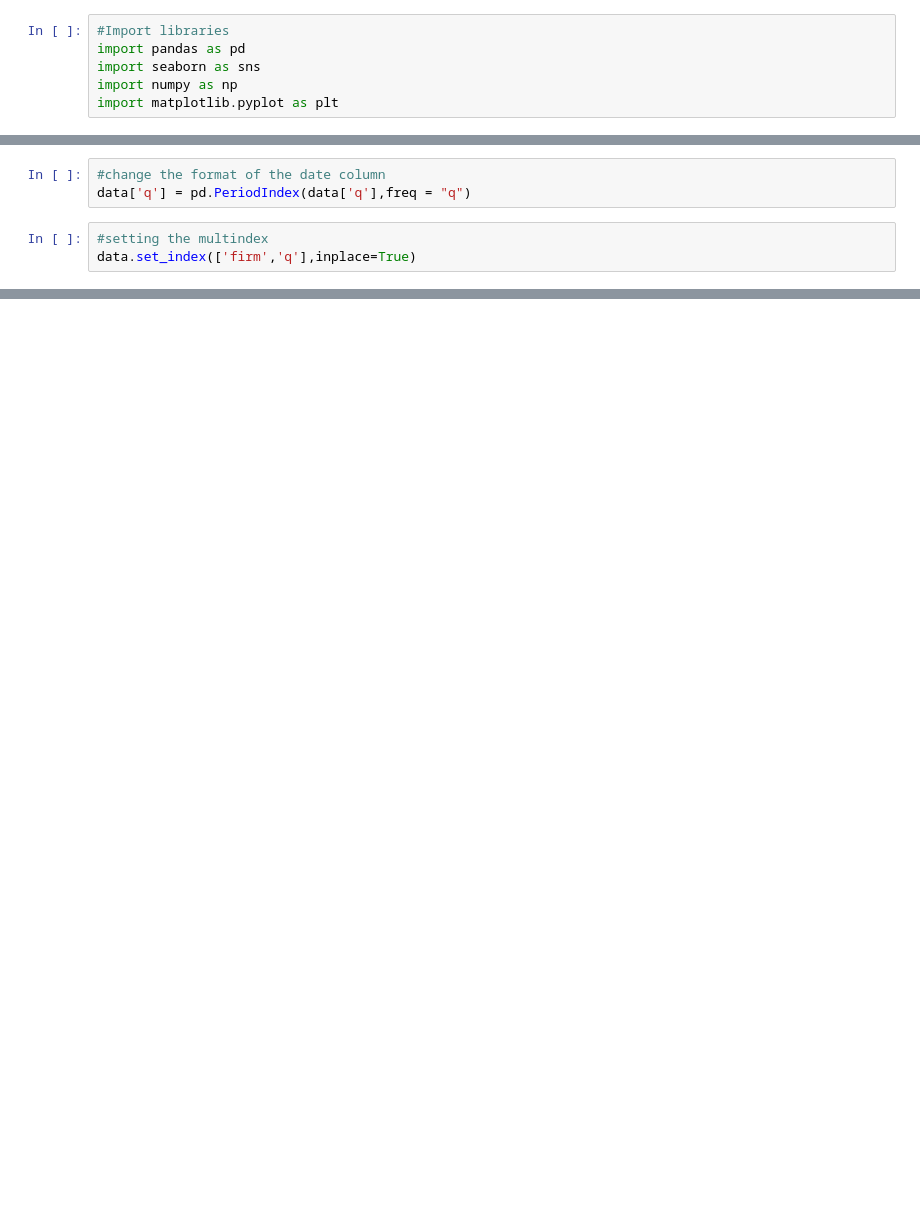
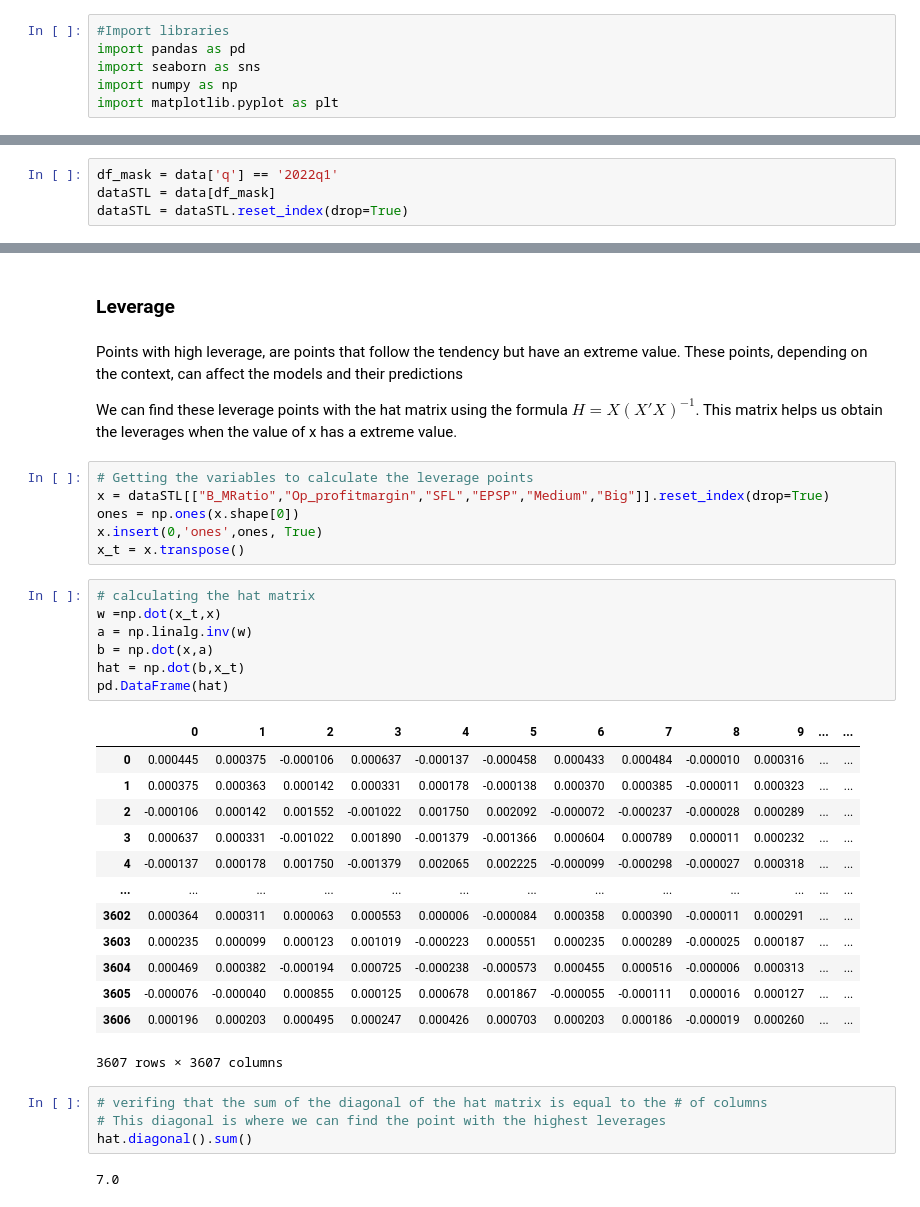
Before and after one commit to maribarram/M5_Estadistica, a Jupyter notebook: PrimeraEntrega.ipynb, the cells around one changed output, grey strips where cells are left out. Saved outputs shown, nothing was run; the diff lists cells and outputs as text; blank space fills up the shorter version.

```diff
--- a/PrimeraEntrega.ipynb
+++ b/PrimeraEntrega.ipynb
@@ -46,7 +24 @@ data = data.merge(df_firms, how='left', on='firm')
-# %%
-#change the format of the date column
-data['q'] = pd.PeriodIndex(data['q'],freq = "q")
-# %%
-#setting the multindex
-data.set_index(['firm','q'],inplace=True)
 # %%
@@ -194 +65,5 @@ GET THE COVARIANCE MATRIZ
+# %%
+df_mask = data['q'] == '2022q1'
+dataSTL = data[df_mask]
+dataSTL = dataSTL.reset_index(drop=True)
 # %%
@@ -562,0 +135,39 @@ test
+# %% [markdown]
+### **Leverage**
+# %% [markdown]
+Points with high leverage, are points that follow the tendency but have an extreme value. These points, depending on the context, can affect the models and their predictions
+
+We can find these leverage points with the hat matrix using the formula $ H=X(X'X)^{-1} $. This matrix helps us obtain the leverages when the value of x has a extreme value.
+# %%
+# Getting the variables to calculate the leverage points
+x = dataSTL[["B_MRatio","Op_profitmargin","SFL","EPSP","Medium","Big"]].reset_index(drop=True)
+ones = np.ones(x.shape[0])
+x.insert(0,'ones',ones, True)
+x_t = x.transpose()
+# %%
+# calculating the hat matrix
+w =np.dot(x_t,x)
+a = np.linalg.inv(w)
+b = np.dot(x,a)
+hat = np.dot(b,x_t)
+pd.DataFrame(hat)
+# %% [output]
+|  | 0 | 1 | 2 | 3 | 4 | 5 | 6 | 7 | 8 | 9 | ... | ... |
+| 0 | 0.000445 | 0.000375 | -0.000106 | 0.000637 | -0.000137 | -0.000458 | 0.000433 | 0.000484 | -0.000010 | 0.000316 | ... | ... |
+| 1 | 0.000375 | 0.000363 | 0.000142 | 0.000331 | 0.000178 | -0.000138 | 0.000370 | 0.000385 | -0.000011 | 0.000323 | ... | ... |
+| 2 | -0.000106 | 0.000142 | 0.001552 | -0.001022 | 0.001750 | 0.002092 | -0.000072 | -0.000237 | -0.000028 | 0.000289 | ... | ... |
+| 3 | 0.000637 | 0.000331 | -0.001022 | 0.001890 | -0.001379 | -0.001366 | 0.000604 | 0.000789 | 0.000011 | 0.000232 | ... | ... |
+| 4 | -0.000137 | 0.000178 | 0.001750 | -0.001379 | 0.002065 | 0.002225 | -0.000099 | -0.000298 | -0.000027 | 0.000318 | ... | ... |
+| ... | ... | ... | ... | ... | ... | ... | ... | ... | ... | ... | ... | ... |
+| 3602 | 0.000364 | 0.000311 | 0.000063 | 0.000553 | 0.000006 | -0.000084 | 0.000358 | 0.000390 | -0.000011 | 0.000291 | ... | ... |
+| 3603 | 0.000235 | 0.000099 | 0.000123 | 0.001019 | -0.000223 | 0.000551 | 0.000235 | 0.000289 | -0.000025 | 0.000187 | ... | ... |
+| 3604 | 0.000469 | 0.000382 | -0.000194 | 0.000725 | -0.000238 | -0.000573 | 0.000455 | 0.000516 | -0.000006 | 0.000313 | ... | ... |
+| 3605 | -0.000076 | -0.000040 | 0.000855 | 0.000125 | 0.000678 | 0.001867 | -0.000055 | -0.000111 | 0.000016 | 0.000127 | ... | ... |
+| 3606 | 0.000196 | 0.000203 | 0.000495 | 0.000247 | 0.000426 | 0.000703 | 0.000203 | 0.000186 | -0.000019 | 0.000260 | ... | ... |
+3607 rows × 3607 columns
+# %%
+# verifing that the sum of the diagonal of the hat matrix is equal to the # of columns
+# This diagonal is where we can find the point with the highest leverages
+hat.diagonal().sum()
+# %% [output]
+7.0
```
Also changed, not shown: parts of 73 cells of this notebook.
